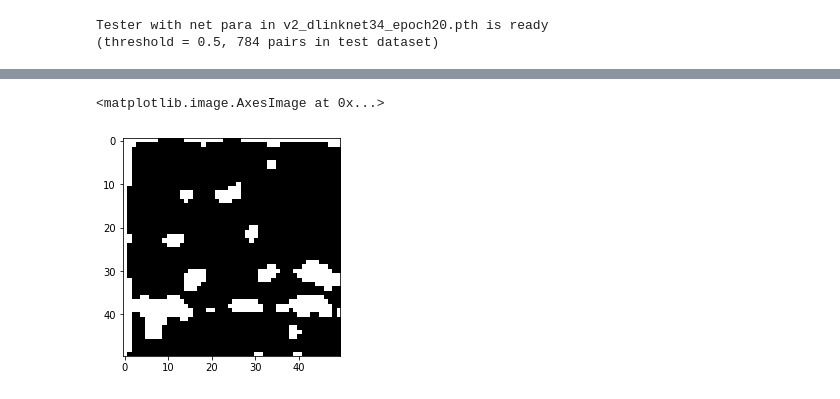
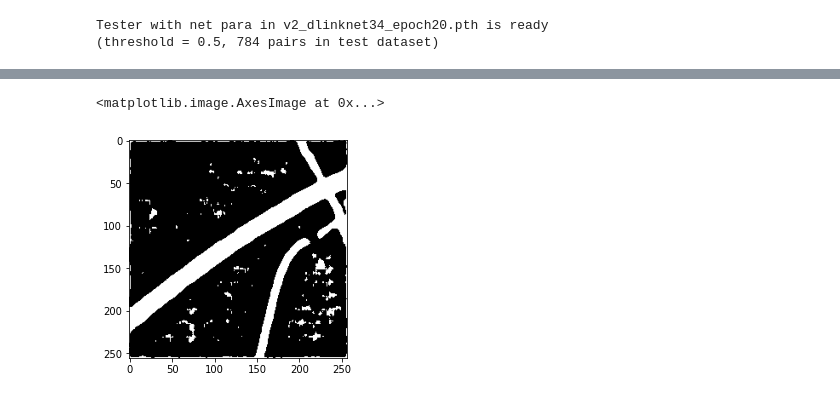
Before and after one commit to Ryanna-github/road-extraction, a Jupyter notebook: 2021-03-10_improve_results.ipynb, the cells around one changed output, grey strips where cells are left out. Drawn from its saved outputs; the diff is of its cells as text; code cells hidden in the pictures.

```diff
--- a/2021-03-10_improve_results.ipynb
+++ b/2021-03-10_improve_results.ipynb
@@ -42,6 +44,9 @@ tt.test_idx(1)
+# %%
+tmp = utils.change_tensor_to_plot(tt.pred)
+plt.imshow(tmp)
+# %% [output]
+<matplotlib.image.AxesImage at 0x...>
+[figure, added]
 # %%
-t = torch.cat([tt.pred]*3).permute(1, 2, 0).cpu()
-plt.imshow(t[0:50,0:50,:])
+# t = torch.cat([tt.pred]*3).permute(1, 2, 0).cpu()
+# plt.imshow(t[0:50,0:50,:])
-# %% [output]
-<matplotlib.image.AxesImage at 0x...>
-[figure, removed]
```
Also changed, not shown: parts of 13 cells of this notebook, 5 other files.
